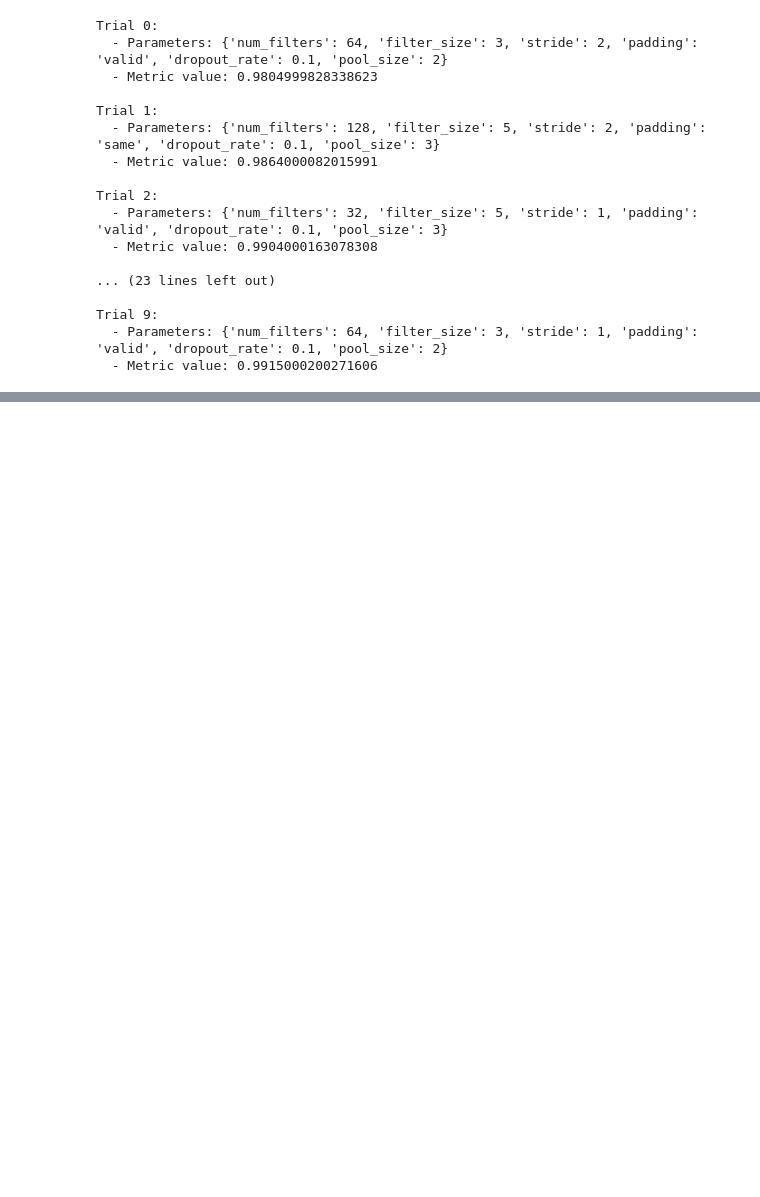
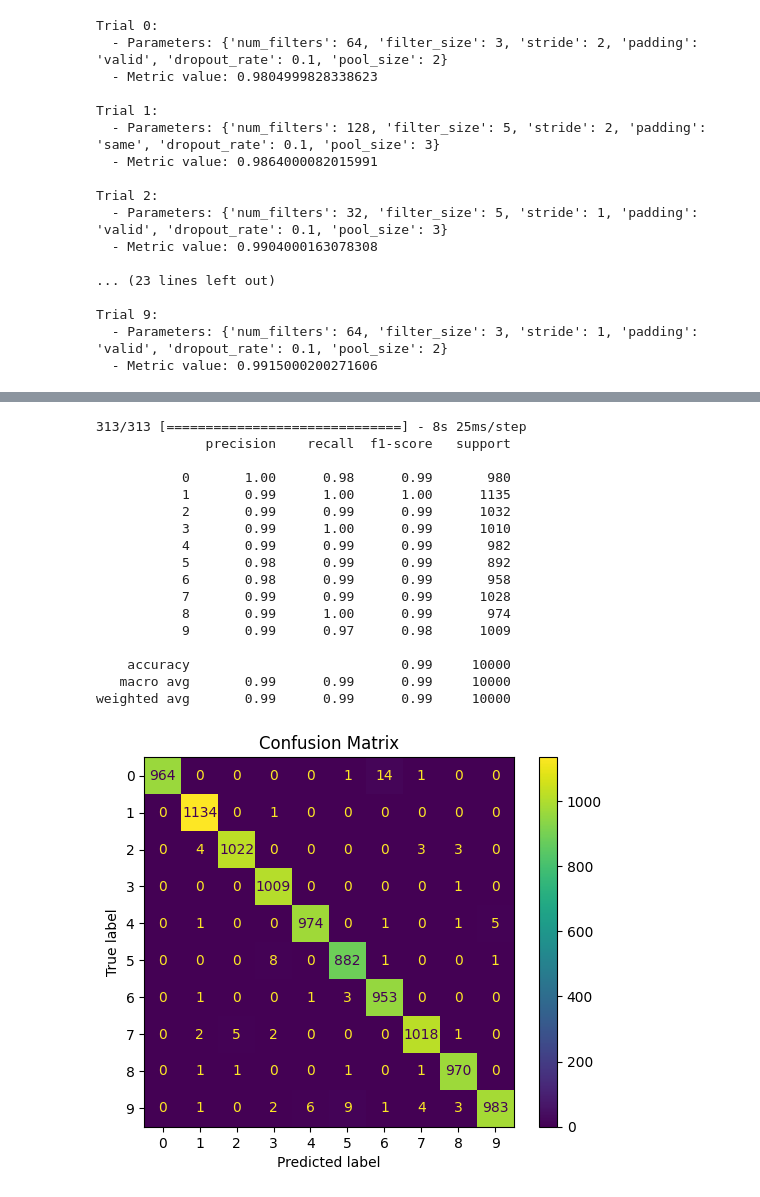
Before and after one commit to caiolbarreto/mlp, a Jupyter notebook: cnn.ipynb, the cells around one changed output, grey strips where cells are left out. Drawn from its saved outputs; the diff is of its cells as text; code cells hidden in the pictures; blank space fills up the shorter version.

```diff
--- a/cnn.ipynb
+++ b/cnn.ipynb
@@ -282,0 +360,32 @@ Trial 9:
+# %%
+y_pred = model.predict(X_test)
+y_pred_classes = np.argmax(y_pred, axis=1)
+
+# Imprimir relatório de classificação
+print(classification_report(y_test, y_pred_classes))
+
+# Matriz de confusão
+conf_matrix = confusion_matrix(y_test, y_pred_classes)
+disp = ConfusionMatrixDisplay(confusion_matrix=conf_matrix)
+disp.plot()
+plt.title('Confusion Matrix')
+plt.show()
+# %% [output]
+313/313 [==============================] - 8s 25ms/step
+              precision    recall  f1-score   support
+
+           0       1.00      0.98      0.99       980
+           1       0.99      1.00      1.00      1135
+           2       0.99      0.99      0.99      1032
+           3       0.99      1.00      0.99      1010
+           4       0.99      0.99      0.99       982
+           5       0.98      0.99      0.99       892
+           6       0.98      0.99      0.99       958
+           7       0.99      0.99      0.99      1028
+           8       0.99      1.00      0.99       974
+           9       0.99      0.97      0.98      1009
+
+    accuracy                           0.99     10000
+   macro avg       0.99      0.99      0.99     10000
+weighted avg       0.99      0.99      0.99     10000
+[figure, added]
```
Also changed, not shown: parts of 4 cells of this notebook.
